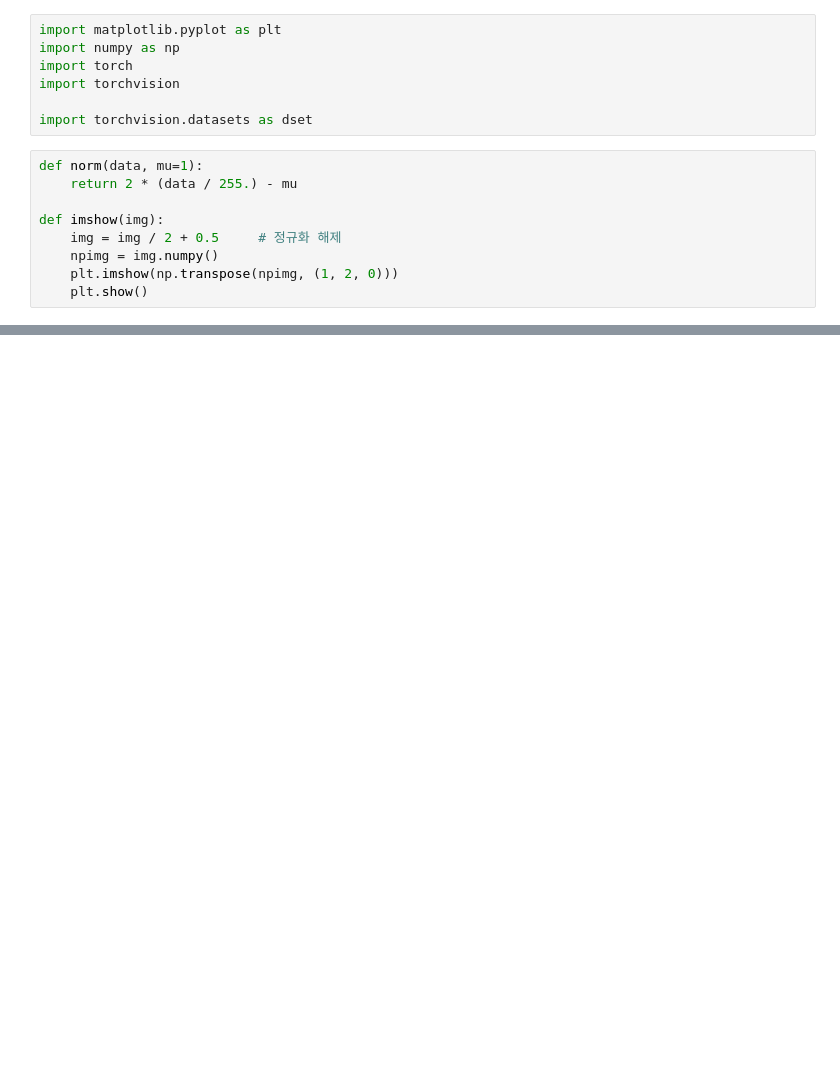
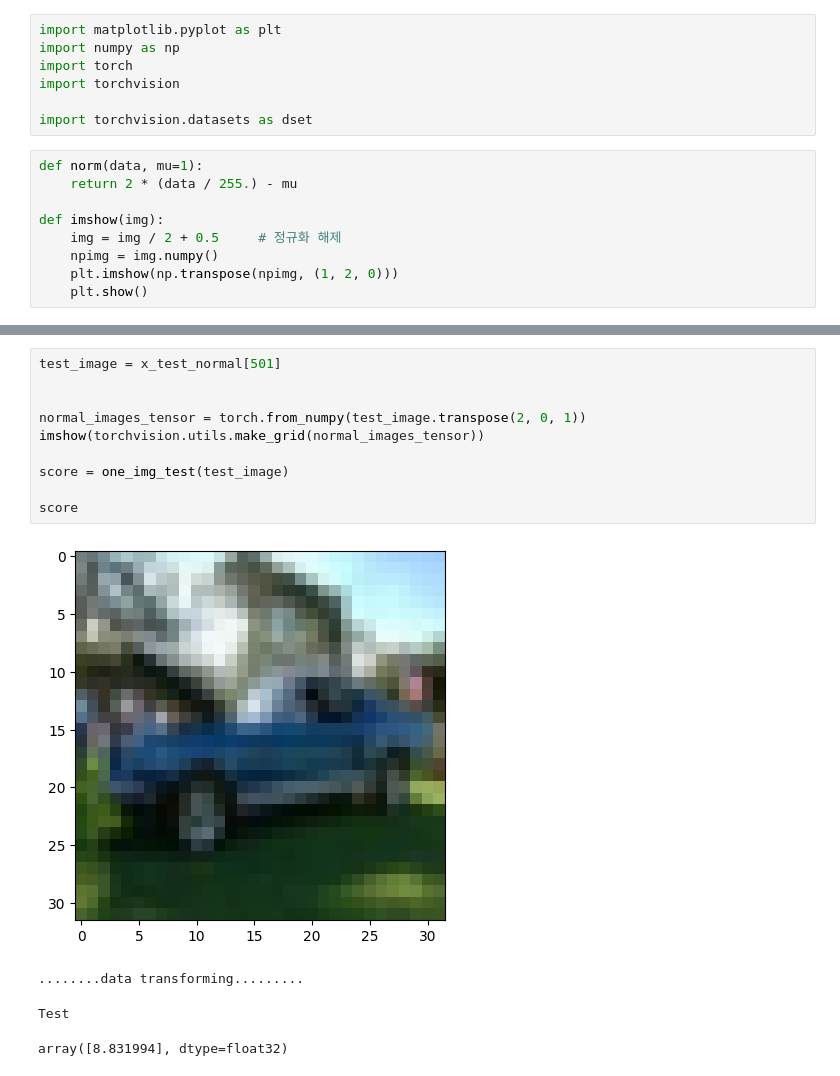
Before and after one commit to khw11044/GOAD-CIFAR10-Pytorch, a Jupyter notebook: demo.ipynb, the cells around one changed output, grey strips where cells are left out. Cells and saved outputs as stored; diff of their text form; blank space fills up the shorter version.

```diff
--- a/demo.ipynb
+++ b/demo.ipynb
@@ -53,0 +179,15 @@ print(' '.join('%5s' % classes[labels[j]] for j in range(BATCH)))
+# %%
+test_image = x_test_normal[501]
+
+
+normal_images_tensor = torch.from_numpy(test_image.transpose(2, 0, 1))
+imshow(torchvision.utils.make_grid(normal_images_tensor))
+
+score = one_img_test(test_image)
+
+score
+# %% [output]
+[figure, added]
+........data transforming.........
+Test
+array([8.831994], dtype=float32)
```
Also changed, not shown: parts of 22 cells of this notebook, 3 other files.
